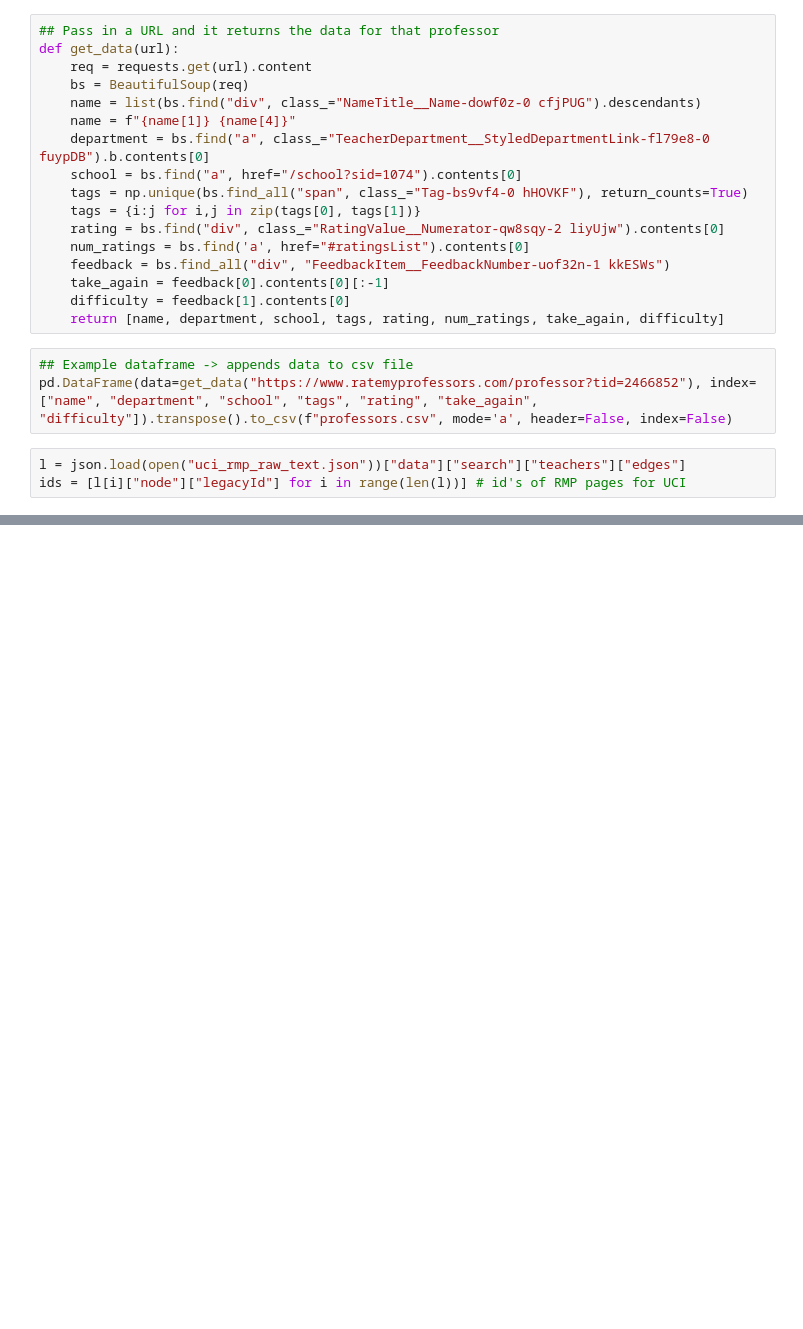
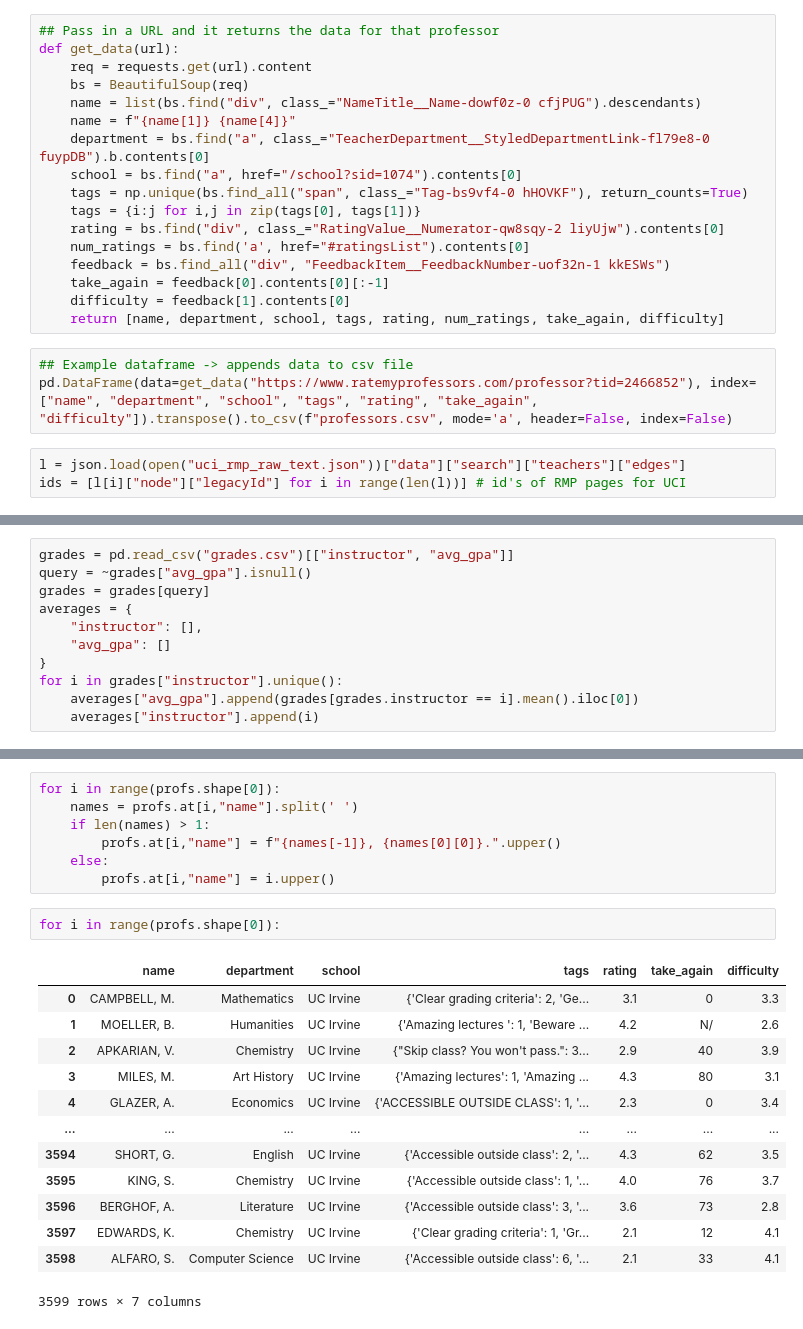
Before and after one commit to mrfleap/hackuci-2023, a Jupyter notebook: RMPscraper/ProfessorScraper.ipynb, the cells around one changed output, grey strips where cells are left out. Drawn from its saved outputs; the diff is of its cells as text; blank space fills up the shorter version.

```diff
--- a/RMPscraper/ProfessorScraper.ipynb
+++ b/RMPscraper/ProfessorScraper.ipynb
@@ -64,0 +69,11 @@ len(ids)
+# %%
+grades = pd.read_csv("grades.csv")[["instructor", "avg_gpa"]]
+query = ~grades["avg_gpa"].isnull()
+grades = grades[query]
+averages = {
+    "instructor": [],
+    "avg_gpa": []
+}
+for i in grades["instructor"].unique():
+    averages["avg_gpa"].append(grades[grades.instructor == i].mean().iloc[0])
+    averages["instructor"].append(i)
@@ -64,0 +105,23 @@ len(ids)
+# %%
+for i in range(profs.shape[0]):
+    names = profs.at[i,"name"].split(' ')
+    if len(names) > 1:
+        profs.at[i,"name"] = f"{names[-1]}, {names[0][0]}.".upper()
+    else:
+        profs.at[i,"name"] = i.upper()
+# %%
+for i in range(profs.shape[0]):
+# %% [output]
+|  | name | department | school | tags | rating | take_again | difficulty |
+| 0 | CAMPBELL, M. | Mathematics | UC Irvine | {'Clear grading criteria': 2, 'Ge... | 3.1 | 0 | 3.3 |
+| 1 | MOELLER, B. | Humanities | UC Irvine | {'Amazing lectures ': 1, 'Beware ... | 4.2 | N/ | 2.6 |
+| 2 | APKARIAN, V. | Chemistry | UC Irvine | {"Skip class? You won't pass.": 3... | 2.9 | 40 | 3.9 |
+| 3 | MILES, M. | Art History | UC Irvine | {'Amazing lectures': 1, 'Amazing ... | 4.3 | 80 | 3.1 |
+| 4 | GLAZER, A. | Economics | UC Irvine | {'ACCESSIBLE OUTSIDE CLASS': 1, '... | 2.3 | 0 | 3.4 |
+| ... | ... | ... | ... | ... | ... | ... | ... |
+| 3594 | SHORT, G. | English | UC Irvine | {'Accessible outside class': 2, '... | 4.3 | 62 | 3.5 |
+| 3595 | KING, S. | Chemistry | UC Irvine | {'Accessible outside class': 1, '... | 4.0 | 76 | 3.7 |
+| 3596 | BERGHOF, A. | Literature | UC Irvine | {'Accessible outside class': 3, '... | 3.6 | 73 | 2.8 |
+| 3597 | EDWARDS, K. | Chemistry | UC Irvine | {'Clear grading criteria': 1, 'Gr... | 2.1 | 12 | 4.1 |
+| 3598 | ALFARO, S. | Computer Science | UC Irvine | {'Accessible outside class': 6, '... | 2.1 | 33 | 4.1 |
+3599 rows × 7 columns
```
Also changed, not shown: parts of 11 cells of this notebook, 3 other files.
